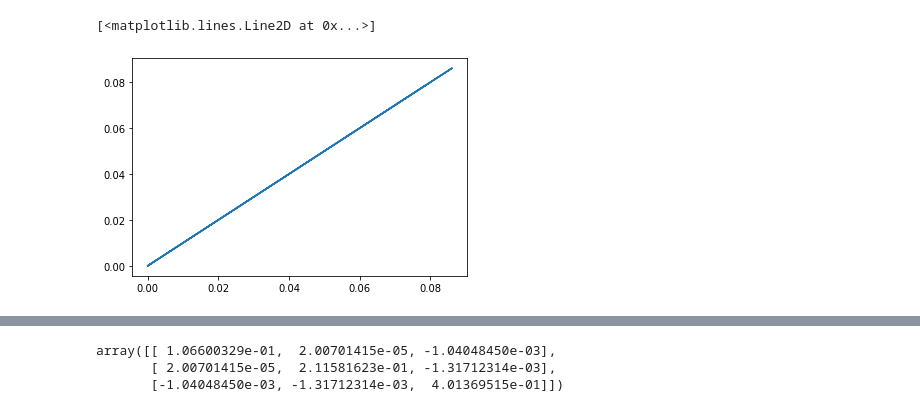
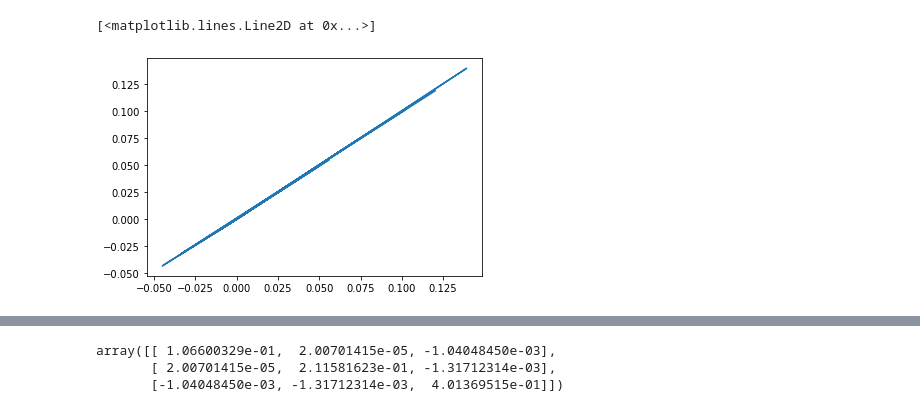
Before and after one commit to christiando/gaussian-toolbox, a Jupyter notebook: notebooks/timeseries/Pykalman.ipynb, the cells around one changed output, grey strips where cells are left out. Saved outputs shown, nothing was run; the diff lists cells and outputs as text; code cells hidden in the pictures.

```diff
--- a/notebooks/timeseries/Pykalman.ipynb
+++ b/notebooks/timeseries/Pykalman.ipynb
@@ -18,7 +15,7 @@ The autoreload extension is already loaded. To reload it, use:
 T = 1000
 trange = numpy.arange(T)
 Dx = 3
-Dz = 2
+Dz = 3
 X = numpy.empty((T,Dx))
 X[:,0] = numpy.sin(trange / 20)
 X[:,1] = numpy.sin(trange / 10)
@@ -74,7 +73,7 @@ class CustomStateModel(state_models.LinearStateModel):
 
         #Qz = (numpy.sum(Ezz[1:], axis=0) + Az_b2 - mu_b - mu_b.T - AEzz_cross - AEzz_cross.T) / T# +  - mu_b - mu_b.T - AEzz_cross - AEzz_cross.T) / T
         A_tilde = numpy.eye(2*self.Dz, self.Dz)
-        A_tilde[self.Dz:] = -self.A
+        A_tilde[self.Dz:] = -self.A.T
         print(A_tilde.shape)
         b_tilde = -self.b
         Qz = numpy.mean(two_step_smoothing_density.integrate('Ax_aBx_b_outer', A_mat=A_tilde.T, a_vec=b_tilde, B_mat=A_tilde.T, b_vec=b_tilde), axis=0)
@@ -169,6 +168,7 @@ class CustomObservationModel(observation_models.LinearObservationModel):
 sm = CustomStateModel(Dz, noise_z=numpy.sqrt(.01))
 #sm.Qz = numpy.eye(Dz)
 sm.A = numpy.eye(Dz)
+sm.A[0,1] = .2
 sm.b = numpy.zeros((Dz,))
 sm.update_state_density()
 om = CustomObservationModel(Dx, Dz, noise_x=1)
@@ -181,5 +181,3 @@ om.update_emission_density()
 ssm_em_lin = StateSpaceEM(X, observation_model=om, state_model=sm)
 # %%
 ssm_em_lin.estep()
-# %%
-ssm_em_lin.om.update_d(ssm_em_lin.smoothing_density, X)
@@ -252,10 +233,10 @@ sigma_pair_smooth = standard._smooth_pair(
                 kalman_smoothing_gains
             )
 # %%
-pyplot.plot(sigma_pair_smooth[1:].flatten(), ssm_em_lin.twostep_smoothing_density.Sigma[1:,3:,:3].flatten())
+pyplot.plot(sigma_pair_smooth[1:].flatten(), ssm_em_lin.twostep_smoothing_density.Sigma[1:,:3,3:].flatten())
 # %% [output]
 [<matplotlib.lines.Line2D at 0x...>]
-[figure, old version]
+[figure, new version]
 # %%
 import numpy as np
 
```
Also changed, not shown: parts of 19 cells of this notebook, 1 other file.
